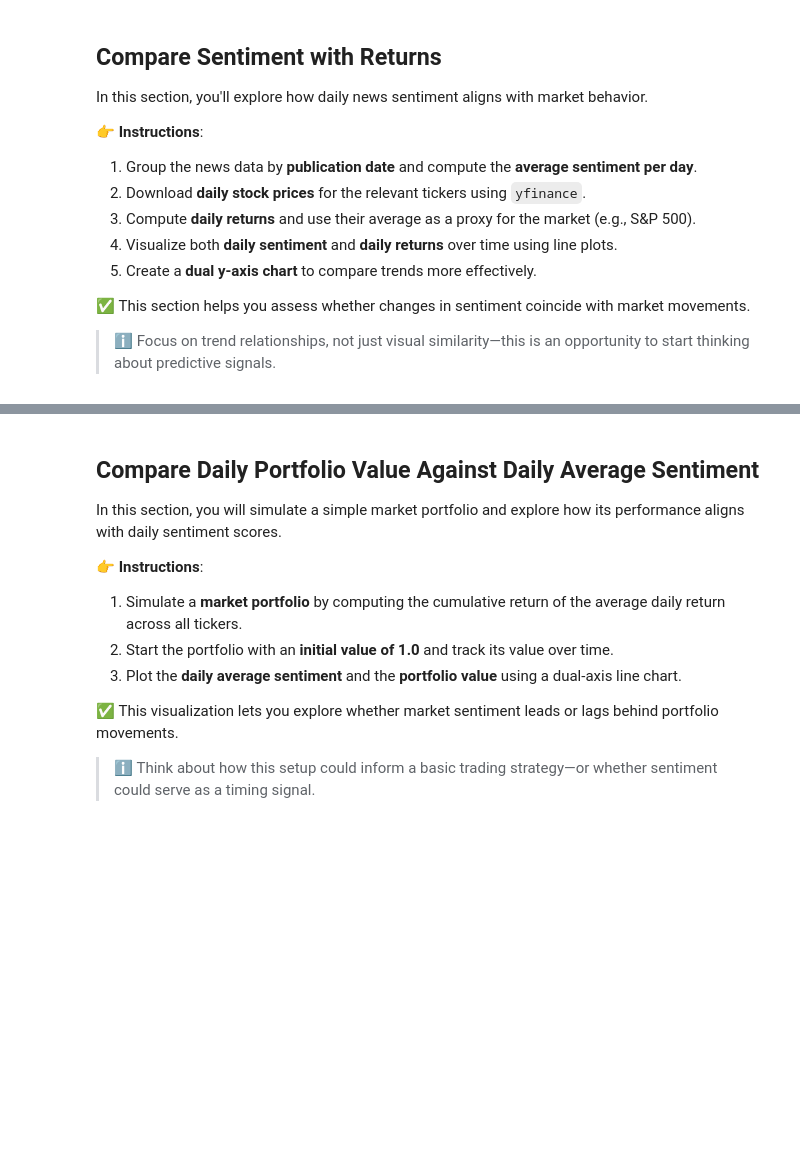
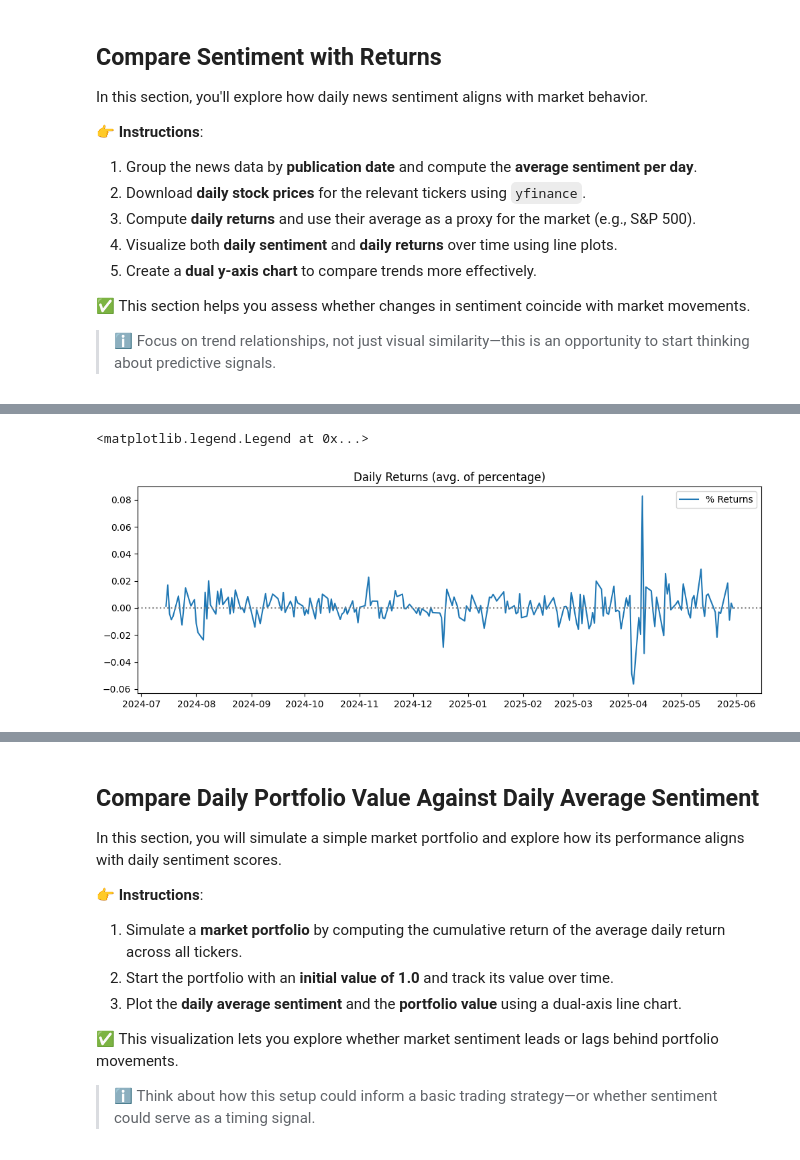
Before and after one commit to ludanortmun/itesm-mna-fintech, a Jupyter notebook: notebooks/sentiment_nli_ortegaA01795197.ipynb, the cells around one changed output, grey strips where cells are left out. Cells and saved outputs as stored; diff of their text form; code cells hidden in the pictures; blank space fills up the shorter version.

```diff
--- a/notebooks/sentiment_nli_ortegaA01795197.ipynb
+++ b/notebooks/sentiment_nli_ortegaA01795197.ipynb
@@ -159,0 +199,12 @@ In this section, you'll explore how daily news sentiment aligns with market beha
+# %%
+# Average of (percentual) daily returns by stock
+# Note: here we are computing the percentual returns for each stock
+#       and then averaging them out across all tickers.
+#
+#       If we were to first average daily prices across the tickers
+#       and compute the percentual returns of those averaged prices,
+#       we would get a different result.
+#
+#       The first approach was used because the instructions state:
+#       "Compute daily returns [first] and use their average [last]"
+daily_returns = stock_history['Close'].pct_change().mean(axis=1)
@@ -159,0 +220,9 @@ In this section, you'll explore how daily news sentiment aligns with market beha
+# %%
+plt.figure(figsize=(12, 4))
+plt.title('Daily Returns (avg. of percentage)')
+plt.plot(daily_returns.index, daily_returns, label='% Returns')
+plt.axhline(y=0, color='gray', linestyle=':')
+plt.legend()
+# %% [output]
+<matplotlib.legend.Legend at 0x...>
+[figure, added]
```
Also changed, not shown: parts of 21 cells of this notebook.
